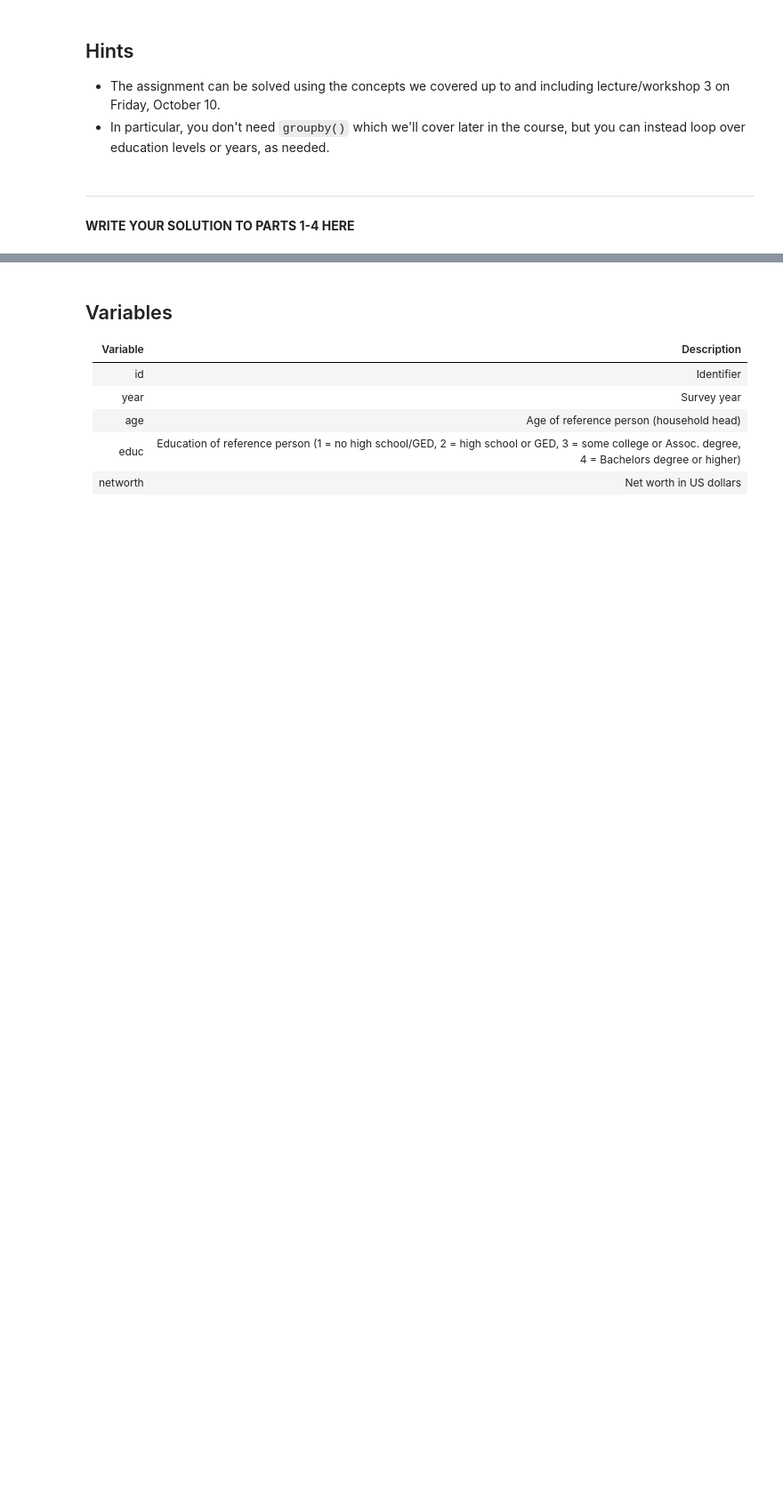
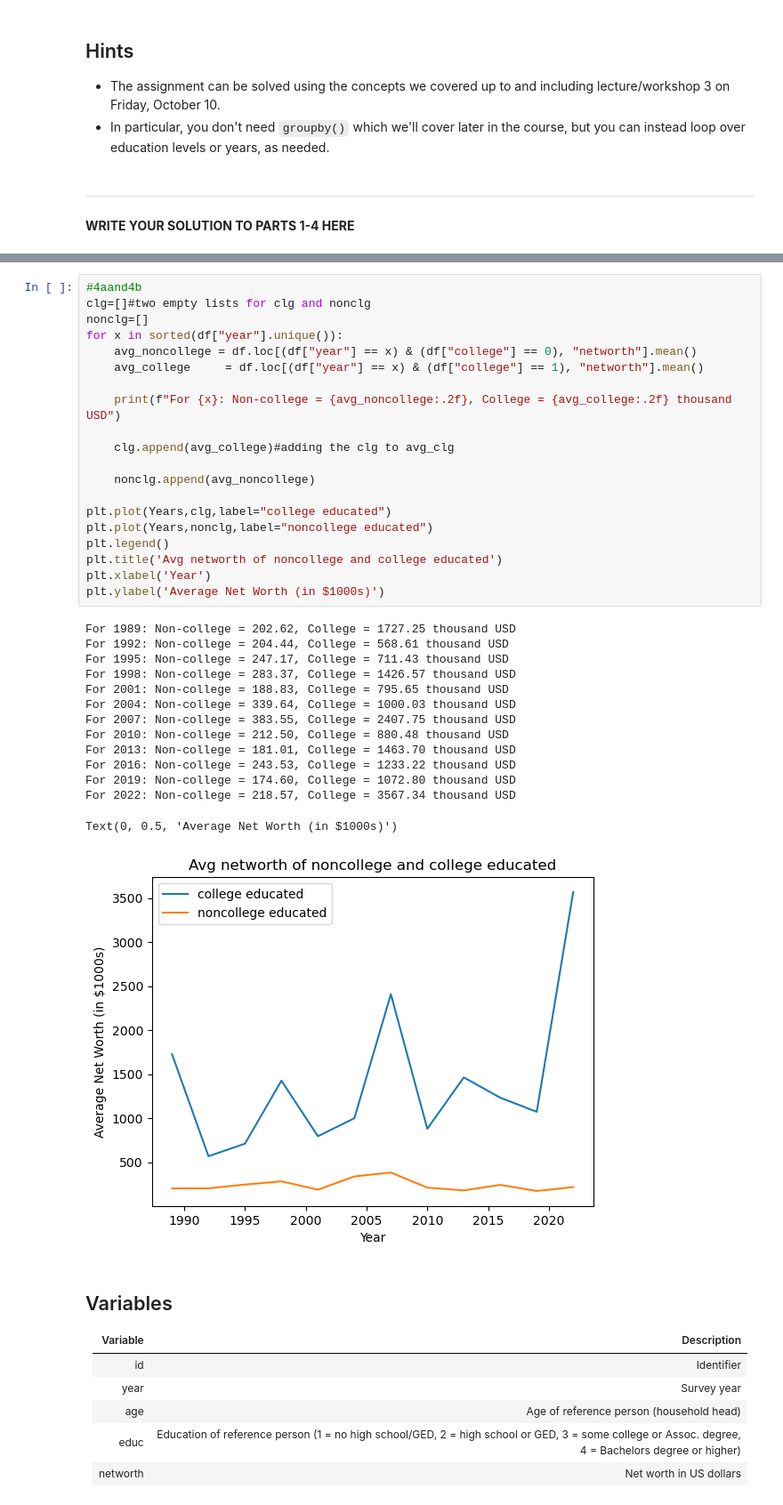
Before and after one commit to Niharsan/TECH2-H25-assignment2, a Jupyter notebook: assignment2 copy.ipynb, the cells around one changed output, grey strips where cells are left out. Shown: that part at 89% size. Saved outputs shown, nothing was run; the diff lists cells and outputs as text; blank space fills up the shorter version.

```diff
--- a/assignment2 copy.ipynb
+++ b/assignment2 copy.ipynb
@@ -140,3 +168,38 @@ ModuleNotFoundError: No module named 'matplotlib'
+# %%
+#4aand4b
+clg=[]#two empty lists for clg and nonclg
+nonclg=[]
+for x in sorted(df["year"].unique()):
+    avg_noncollege = df.loc[(df["year"] == x) & (df["college"] == 0), "networth"].mean()
+    avg_college     = df.loc[(df["year"] == x) & (df["college"] == 1), "networth"].mean()
+
+    print(f"For {x}: Non-college = {avg_noncollege:.2f}, College = {avg_college:.2f} thousand USD")
+
+    clg.append(avg_college)#adding the clg to avg_clg
+
+    nonclg.append(avg_noncollege)
+
+plt.plot(Years,clg,label="college educated")
+plt.plot(Years,nonclg,label="noncollege educated")
+plt.legend()
+plt.title('Avg networth of noncollege and college educated')
+plt.xlabel('Year')
+plt.ylabel('Average Net Worth (in $1000s)')
+# %% [output]
+For 1989: Non-college = 202.62, College = 1727.25 thousand USD
+For 1992: Non-college = 204.44, College = 568.61 thousand USD
+For 1995: Non-college = 247.17, College = 711.43 thousand USD
+For 1998: Non-college = 283.37, College = 1426.57 thousand USD
+For 2001: Non-college = 188.83, College = 795.65 thousand USD
+For 2004: Non-college = 339.64, College = 1000.03 thousand USD
+For 2007: Non-college = 383.55, College = 2407.75 thousand USD
+For 2010: Non-college = 212.50, College = 880.48 thousand USD
+For 2013: Non-college = 181.01, College = 1463.70 thousand USD
+For 2016: Non-college = 243.53, College = 1233.22 thousand USD
+For 2019: Non-college = 174.60, College = 1072.80 thousand USD
+For 2022: Non-college = 218.57, College = 3567.34 thousand USD
+Text(0, 0.5, 'Average Net Worth (in $1000s)')
+[figure, added]
 # %% [markdown]
 ## Variables
 
```
Also changed, not shown: parts of 13 cells of this notebook.
